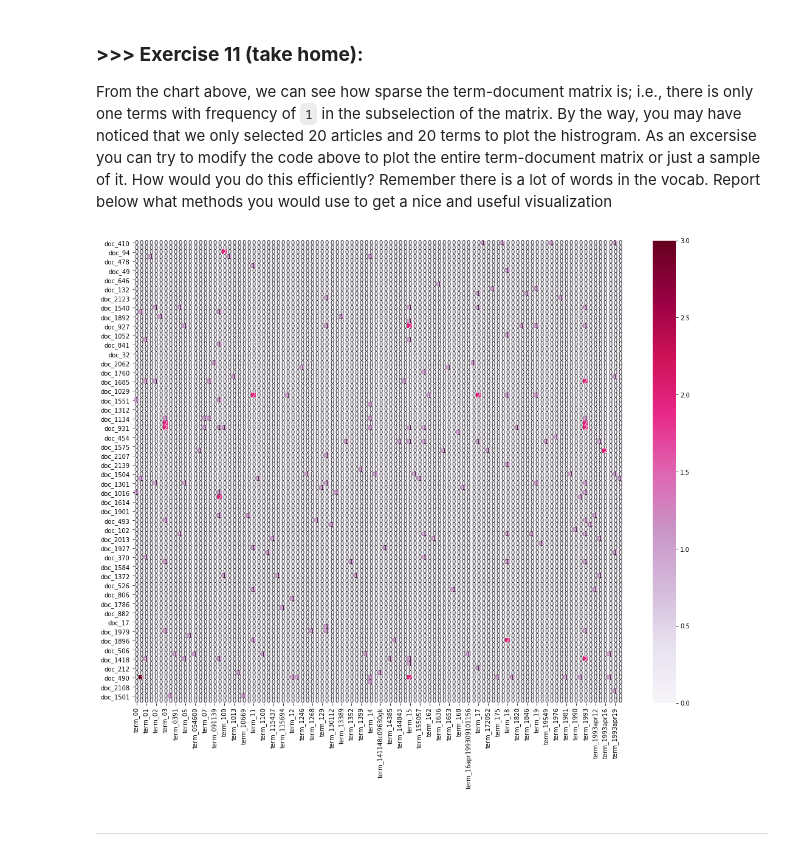
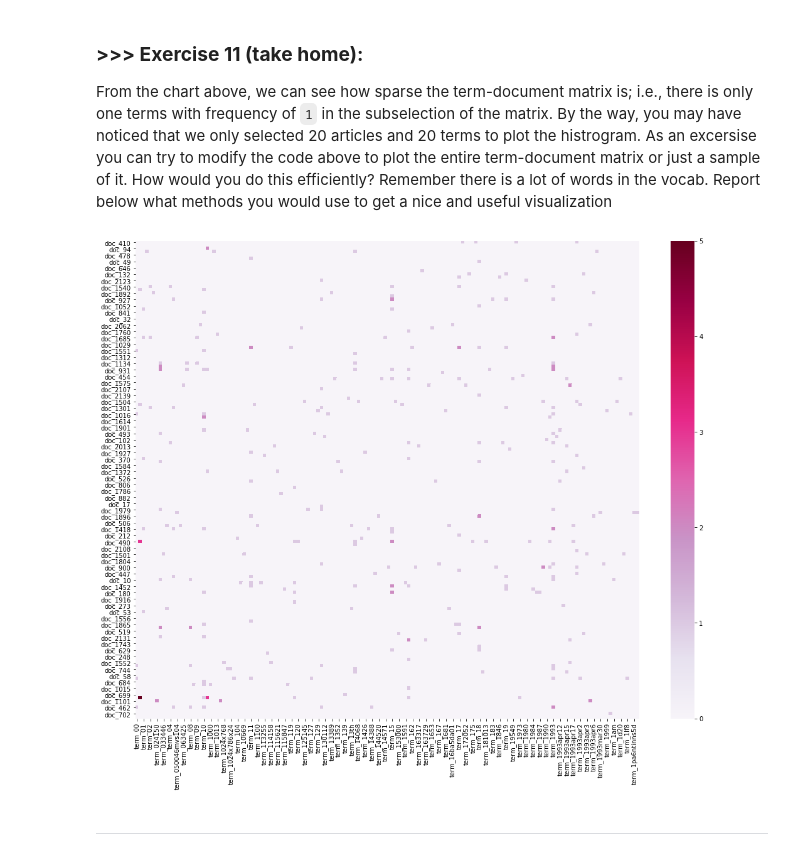
Before and after one commit to xavier2696/dm_2018_hw_1, a Jupyter notebook: news_data_mining.ipynb, the cells around one changed output. Saved outputs shown, nothing was run; the diff lists cells and outputs as text; code cells hidden in the pictures.

```diff
--- a/news_data_mining.ipynb
+++ b/news_data_mining.ipynb
@@ -1091,23 +1091,24 @@ From the chart above, we can see how sparse the term-document matrix is; i.e., t
 # %%
 # Answer here
 #we can use a sample of the whole documents to create a smaller term-document matrix which we can plot to observe some terms
 #that are more repeated than others
-#we can also remove the vmax to be able to show different colors for different values in the term-document matrix
-n = 100
+#we can also remove the vmax to be able to show different colors for different values in the term-document matrix and remove the
+#number labels inside the heatmap to make it less cluttered
+n = 150
 sample_X = X.sample(n=n, random_state = 26)
 sample_count_vect = CountVectorizer()
 sample_counts = sample_count_vect.fit_transform(sample_X.text)
 plot_x = ["term_"+str(i) for i in sample_count_vect.get_feature_names()[0:n]]
 # obtain document index
 plot_y = ["doc_"+ str(i) for i in list(sample_X.index)[:n]]
 plot_z = sample_counts[0:n, 0:n].toarray()
 df_todraw = pd.DataFrame(plot_z, columns = plot_x, index = plot_y)
 plt.subplots(figsize=(18, 14))
 ax = sns.heatmap(df_todraw,
                  cmap="PuRd",
-                 vmin=0, annot=True)
+                 vmin=0, annot=False)
 # %% [output]
-[figure, old version]
+[figure, new version]
 # %% [markdown]
 ---
 # %% [markdown]
```
